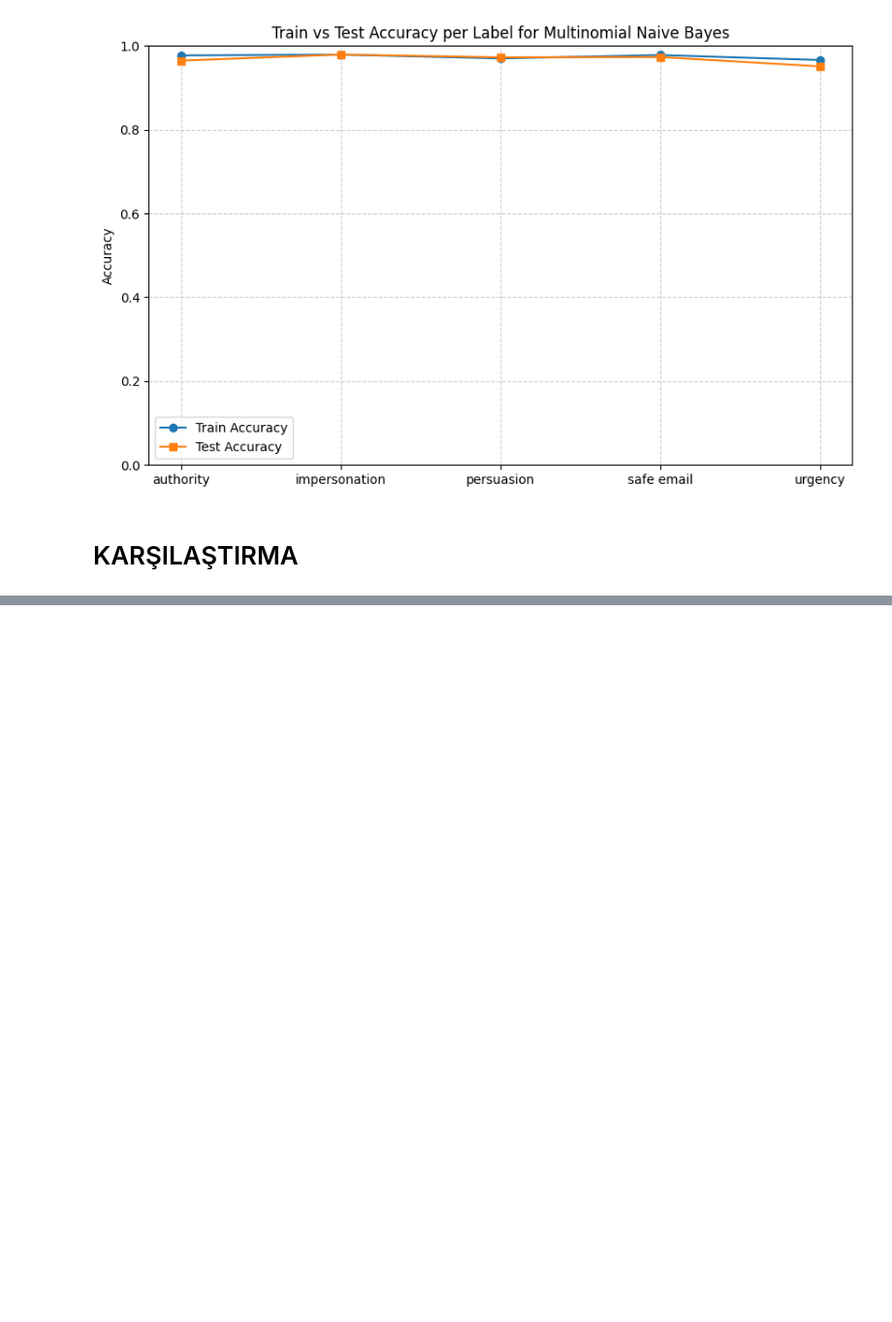
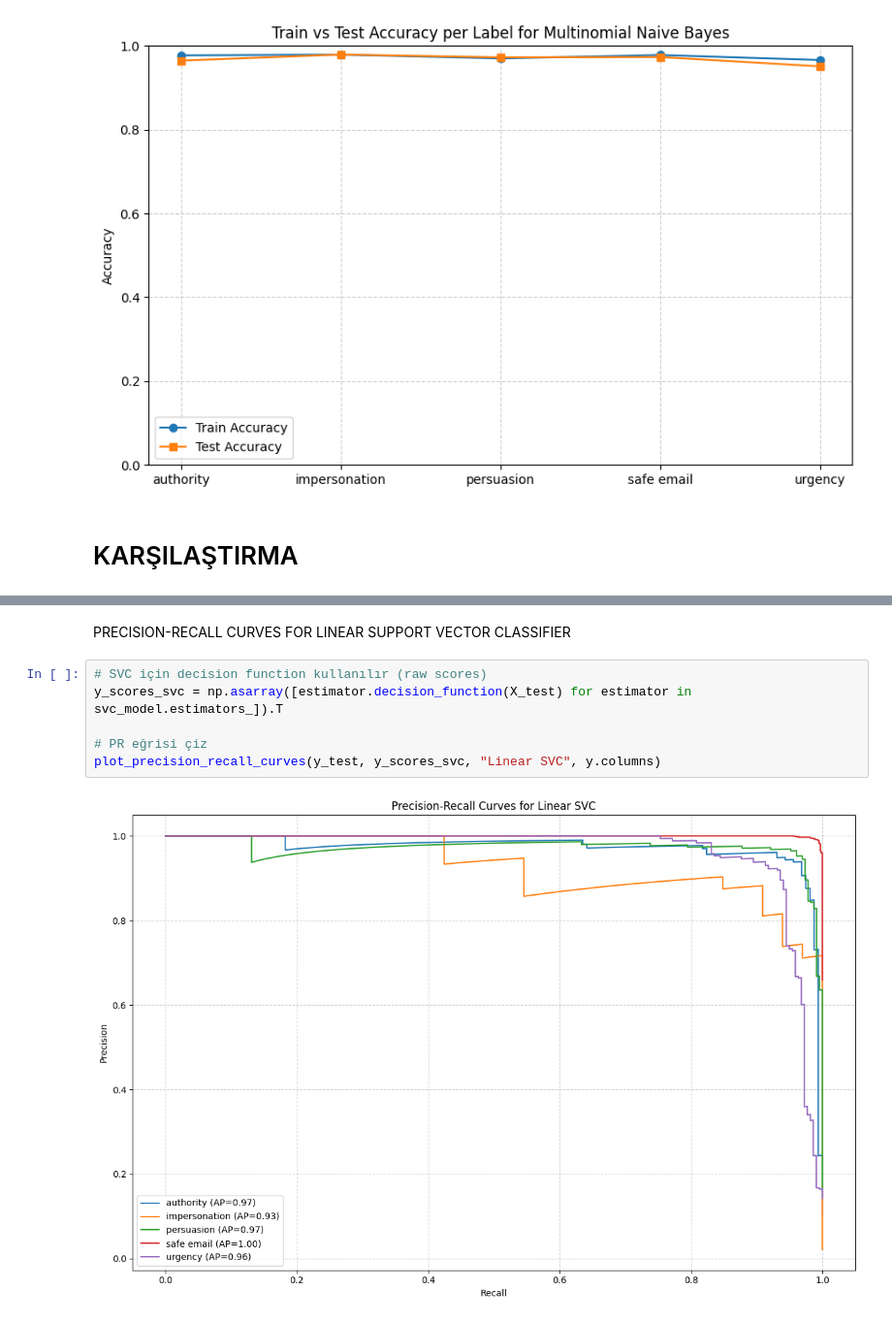
Before and after one commit to VstCodes/Social_Engineering_Email_Detection_System, a Jupyter notebook: security_proje_code.ipynb, the cells around one changed output, grey strips where cells are left out. Shown at 97% size. Saved outputs shown, nothing was run; the diff lists cells and outputs as text; blank space fills up the shorter version.

```diff
--- a/security_proje_code.ipynb
+++ b/security_proje_code.ipynb
@@ -929,0 +1052,10 @@ BURASI AYRI KALSIN ŞİMDİLİK
+# %% [markdown]
+PRECISION-RECALL CURVES FOR LINEAR SUPPORT VECTOR CLASSIFIER
+# %%
+# SVC için decision function kullanılır (raw scores)
+y_scores_svc = np.asarray([estimator.decision_function(X_test) for estimator in svc_model.estimators_]).T
+
+# PR eğrisi çiz
+plot_precision_recall_curves(y_test, y_scores_svc, "Linear SVC", y.columns)
+# %% [output]
+[figure, added]
```
Also changed, not shown: parts of 46 cells of this notebook.
